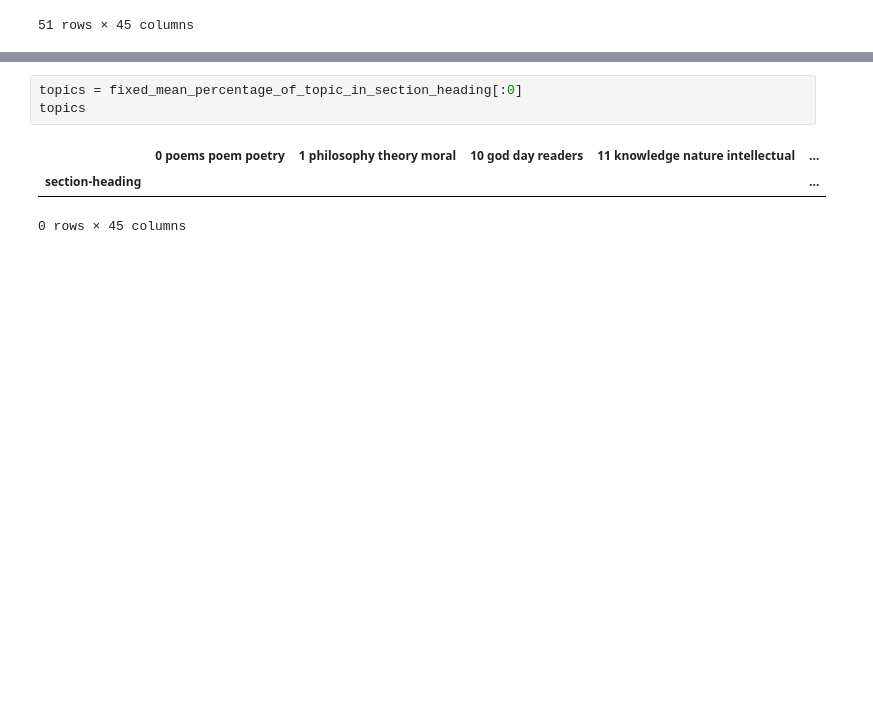
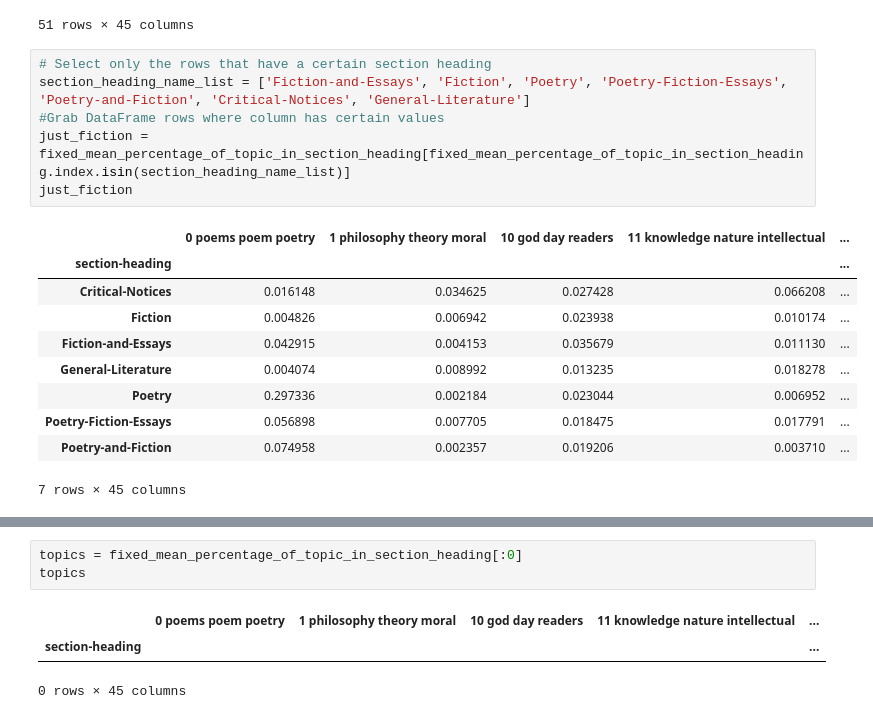
Before and after one commit to sceckert/periodical-project, a Jupyter notebook: Periodical-Project.ipynb, the cells around one changed output, grey strips where cells are left out. Cells and saved outputs as stored; diff of their text form; blank space fills up the shorter version.

```diff
--- a/Periodical-Project.ipynb
+++ b/Periodical-Project.ipynb
@@ -307,3 +317,20 @@ fixed_mean_percentage_of_topic_in_section_heading
 | Travel | 0.001610 | 0.002826 | 0.021408 | 0.013355 | ... |
 | n/a | 0.017232 | 0.032607 | 0.038667 | 0.019106 | ... |
 51 rows × 45 columns
+# %%
+# Select only the rows that have a certain section heading
+section_heading_name_list = ['Fiction-and-Essays', 'Fiction', 'Poetry', 'Poetry-Fiction-Essays', 'Poetry-and-Fiction', 'Critical-Notices', 'General-Literature']
+#Grab DataFrame rows where column has certain values
+just_fiction = fixed_mean_percentage_of_topic_in_section_heading[fixed_mean_percentage_of_topic_in_section_heading.index.isin(section_heading_name_list)]
+just_fiction
+# %% [output]
+|  | 0 poems poem poetry | 1 philosophy theory moral | 10 god day readers | 11 knowledge nature intellectual | ... |
+| section-heading |  |  |  |  | ... |
+| Critical-Notices | 0.016148 | 0.034625 | 0.027428 | 0.066208 | ... |
+| Fiction | 0.004826 | 0.006942 | 0.023938 | 0.010174 | ... |
+| Fiction-and-Essays | 0.042915 | 0.004153 | 0.035679 | 0.011130 | ... |
+| General-Literature | 0.004074 | 0.008992 | 0.013235 | 0.018278 | ... |
+| Poetry | 0.297336 | 0.002184 | 0.023044 | 0.006952 | ... |
+| Poetry-Fiction-Essays | 0.056898 | 0.007705 | 0.018475 | 0.017791 | ... |
+| Poetry-and-Fiction | 0.074958 | 0.002357 | 0.019206 | 0.003710 | ... |
+7 rows × 45 columns
```
Also changed, not shown: parts of 4 cells of this notebook.
